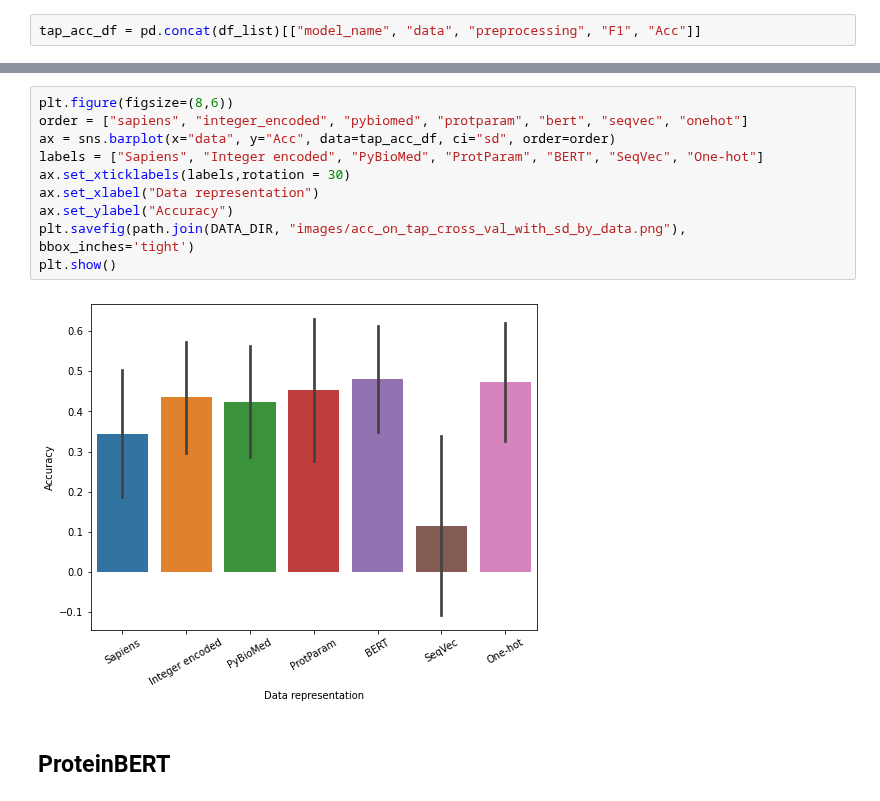
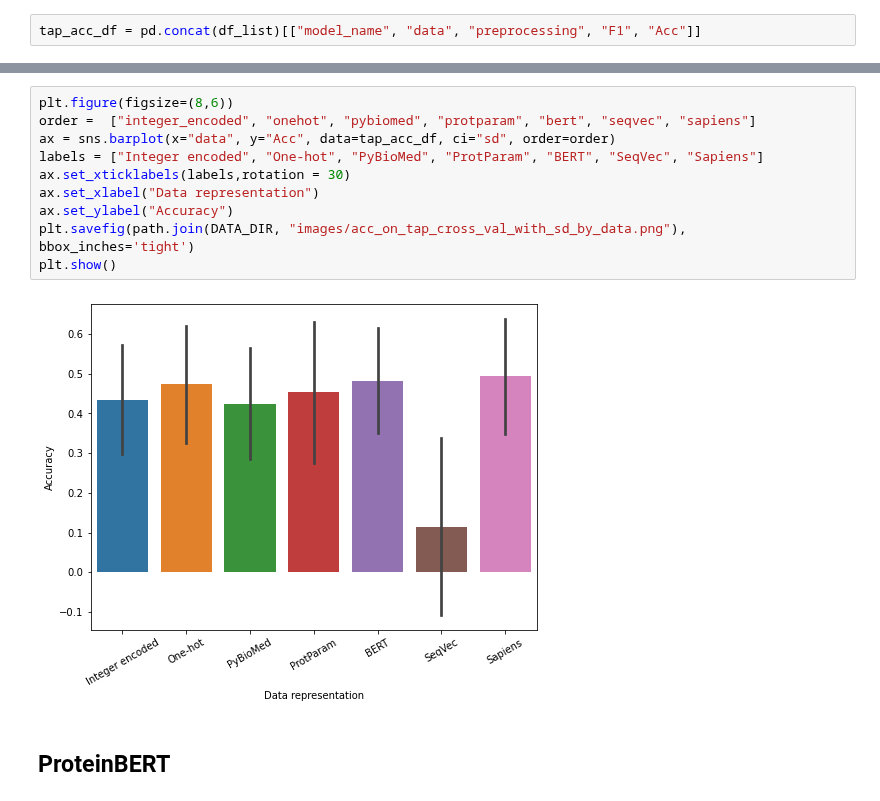
Before and after one commit to kvetab/di-pred, a Jupyter notebook: notebooks/reports/05_cross_validation_evaluation.ipynb, the cells around one changed output, grey strips where cells are left out. Drawn from its saved outputs; the diff is of its cells as text.

```diff
--- a/notebooks/reports/05_cross_validation_evaluation.ipynb
+++ b/notebooks/reports/05_cross_validation_evaluation.ipynb
@@ -504,15 +505,15 @@ plt.show()
 # %%
 plt.figure(figsize=(8,6))
-order = ["sapiens", "integer_encoded", "pybiomed", "protparam", "bert", "seqvec", "onehot"]
+order =  ["integer_encoded", "onehot", "pybiomed", "protparam", "bert", "seqvec", "sapiens"]
 ax = sns.barplot(x="data", y="Acc", data=tap_acc_df, ci="sd", order=order)
-labels = ["Sapiens", "Integer encoded", "PyBioMed", "ProtParam", "BERT", "SeqVec", "One-hot"]
+labels = ["Integer encoded", "One-hot", "PyBioMed", "ProtParam", "BERT", "SeqVec", "Sapiens"]
 ax.set_xticklabels(labels,rotation = 30)
 ax.set_xlabel("Data representation")
 ax.set_ylabel("Accuracy")
 plt.savefig(path.join(DATA_DIR, "images/acc_on_tap_cross_val_with_sd_by_data.png"), bbox_inches='tight')
 plt.show()
 # %% [output]
-[figure, old version]
+[figure, new version]
 # %% [markdown]
 ## ProteinBERT
 # %%
```
Also changed, not shown: parts of 8 cells of this notebook.
